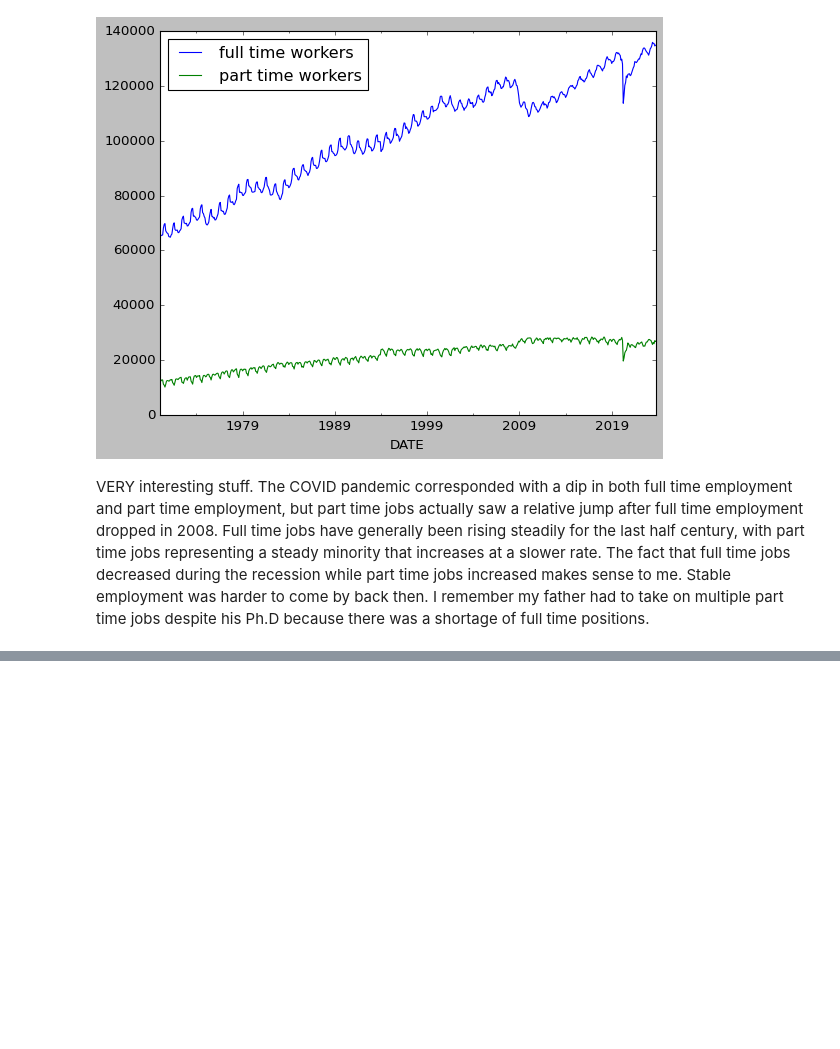
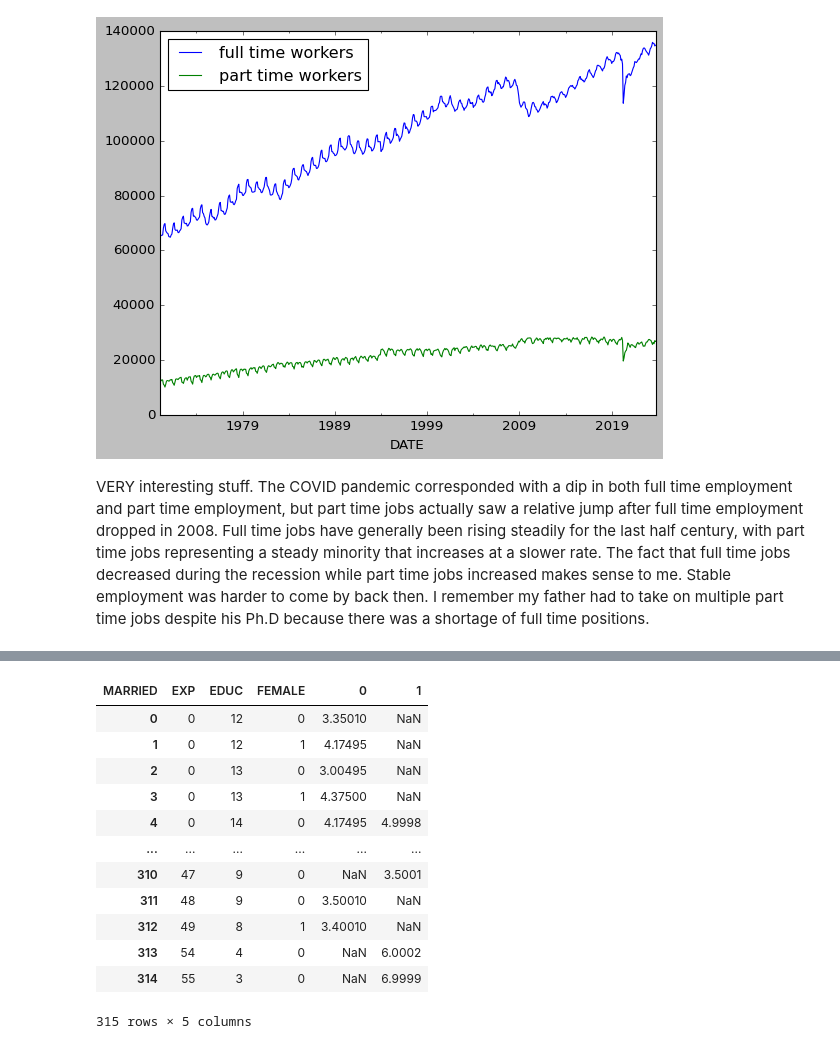
Before and after one commit to JohnPaul1278/ps4, a Jupyter notebook: ps4.ipynb, the cells around one changed output, grey strips where cells are left out. Cells and saved outputs as stored; diff of their text form; code cells hidden in the pictures; blank space fills up the shorter version.

```diff
--- a/ps4.ipynb
+++ b/ps4.ipynb
@@ -71,0 +95,16 @@ VERY interesting stuff. The COVID pandemic corresponded with a dip in both full
+# %%
+pd.pivot_table(data, values = 'WAGE', index=['EXP', 'EDUC', 'FEMALE'], columns = 'MARRIED').reset_index()
+# %% [output]
+| MARRIED | EXP | EDUC | FEMALE | 0 | 1 |
+| 0 | 0 | 12 | 0 | 3.35010 | NaN |
+| 1 | 0 | 12 | 1 | 4.17495 | NaN |
+| 2 | 0 | 13 | 0 | 3.00495 | NaN |
+| 3 | 0 | 13 | 1 | 4.37500 | NaN |
+| 4 | 0 | 14 | 0 | 4.17495 | 4.9998 |
+| ... | ... | ... | ... | ... | ... |
+| 310 | 47 | 9 | 0 | NaN | 3.5001 |
+| 311 | 48 | 9 | 0 | 3.50010 | NaN |
+| 312 | 49 | 8 | 1 | 3.40010 | NaN |
+| 313 | 54 | 4 | 0 | NaN | 6.0002 |
+| 314 | 55 | 3 | 0 | NaN | 6.9999 |
+315 rows × 5 columns
```
Also changed, not shown: parts of 20 cells of this notebook.
